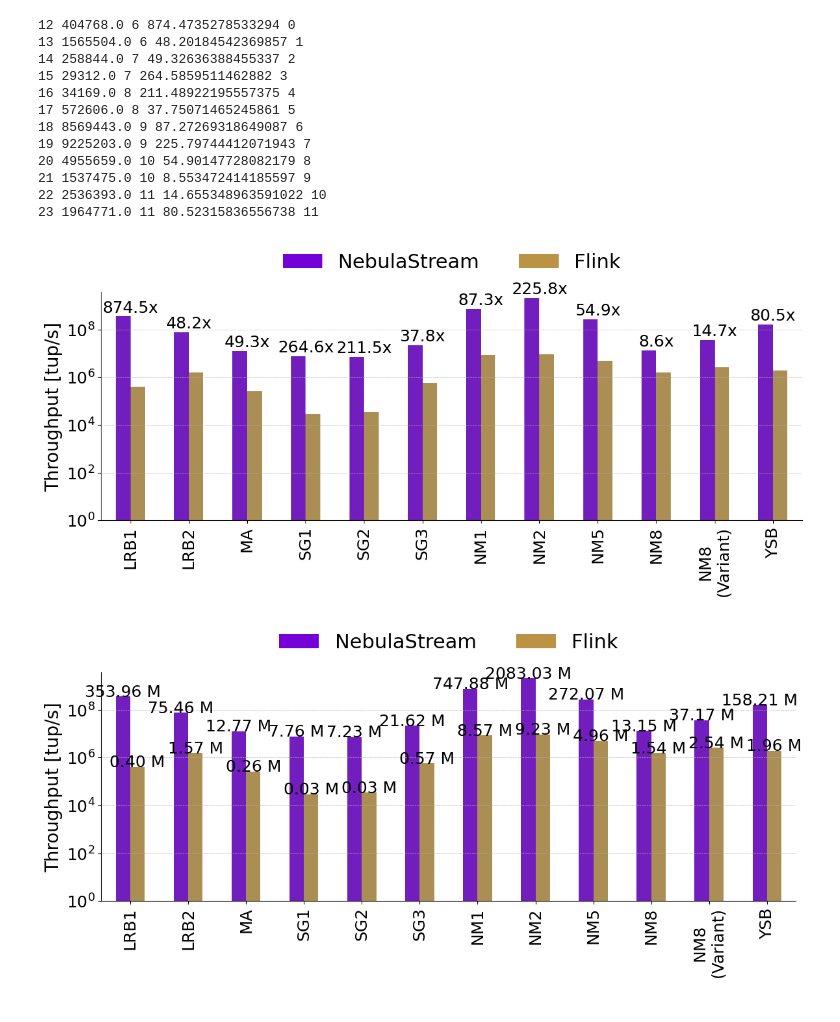
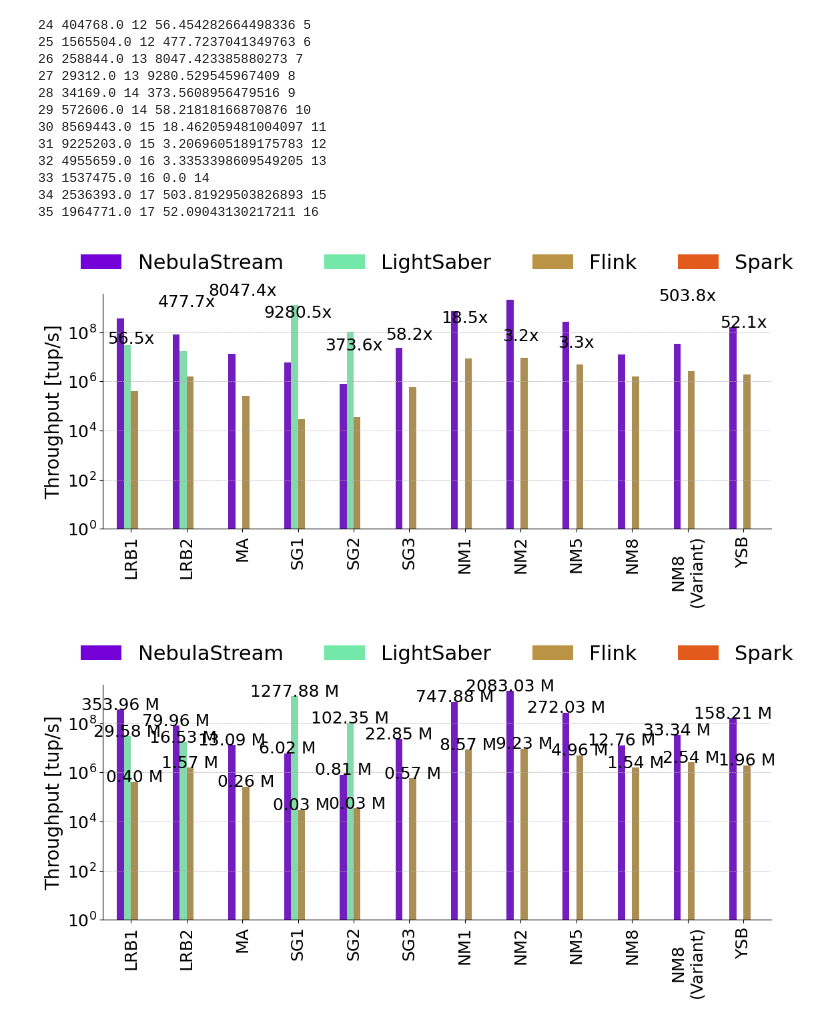
Before and after one commit to keyseven123/engine-statemanagement-paper, a Jupyter notebook: scripts/benchmarking/e2e/plots/SystemComparisonPlots.ipynb, the cells around one changed output. Saved outputs shown, nothing was run; the diff lists cells and outputs as text; code cells hidden in the pictures.

Commit message:
feat(Spark / Lightsaber): Added lightsaber from SZ and Spark experiments

```diff
--- a/scripts/benchmarking/e2e/plots/SystemComparisonPlots.ipynb
+++ b/scripts/benchmarking/e2e/plots/SystemComparisonPlots.ipynb
@@ -55,15 +187,14 @@ df_concatenated
 noThreads = 24
 cacheType = "SECOND_CHANCE"
 df_filtered = df_concatenated[df_concatenated['parallelism'] == noThreads]
-df_filtered = df_filtered[(df_filtered['system'] == 'Flink') | ((df_filtered['system'] == 'NebulaStream') & (df_filtered['sliceCacheType'] == cacheType))]
-hue_order = ['NebulaStream', 'Flink']
+df_filtered = df_filtered[(df_filtered['system'] == 'LightSaber') | (df_filtered['system'] == 'Flink') | ((df_filtered['system'] == 'NebulaStream') & (df_filtered['sliceCacheType'] == cacheType))]
 #x_order = ["CM1", "CM2", "LRB1", "LRB2", "MA", "SG1", "SG2", "SG3", "NM1", "NM2", "NM5", "NM8\n(Variant)", "NM8", "YSB1k", "YSB10k"]
 x_order = ["LRB1", "LRB2", "MA", "SG1", "SG2", "SG3", "NM1", "NM2", "NM5", "NM8", "NM8\n(Variant)", "YSB"]
 
 #df_filtered = df_concatenated
 # Create and save the bar plot
 plt.figure(figsize=(12, 6))
-ax = sns.barplot(data=df_filtered, x='query_name', y='tuplesPerSecond', hue='system', palette=custom_palette, hue_order=hue_order, order=x_order, dodge=0.2, width=0.5)
+ax = sns.barplot(data=df_filtered, x='query_name', y='tuplesPerSecond_e2e', hue='system', palette=custom_palette, hue_order=hue_order, order=x_order, dodge=0.2, width=0.5)
 #plt.title(f'Tuples per Second for numberOfWorkerThreads == {noThreads}')
 plt.xticks(rotation=90, fontsize=18)
 plt.xlabel("")
@@ -94,10 +225,10 @@ for pid, p in enumerate(ax.patches):
 plt.legend(title='', handles=legend_handles, fontsize=22, title_fontsize=22, labels=hue_order,
     loc='upper center',
     bbox_to_anchor=(0.5, 1.25),
-    ncol=2,
+    ncol=4,
     frameon=False)
 plt.tight_layout()
-plt.savefig(os.path.join(output_dir, 'system_comparison.pdf'))
+plt.savefig(os.path.join(output_dir, 'system_comparison_abs.pdf'))
 plt.show()
 plt.close()
 
@@ -105,47 +236,47 @@ plt.close()
 #df_filtered = df_concatenated
 # Create and save the bar plot
 plt.figure(figsize=(12, 6))
-ax = sns.barplot(data=df_filtered, x='query_name', y='tuplesPerSecond', hue='system', palette=custom_palette, hue_order=hue_order, order=x_order, dodge=0.2, width=0.5)
+ax = sns.barplot(data=df_filtered, x='query_name', y='tuplesPerSecond_e2e', hue='system', palette=custom_palette, hue_order=hue_order, order=x_order, dodge=0.2, width=0.5)
 #plt.title(f'Tuples per Second for numberOfWorkerThreads == {noThreads}')
 plt.xticks(rotation=90, fontsize=18)
 plt.xlabel("")
 plt.ylabel("Throughput [tup/s]", fontsize=20)
 plt.yticks(fontsize=18)
 plt.yscale('log')
 plt.ylim(1)
 plt.grid(True, which='major', axis='y', linestyle='--', linewidth=0.5)
 
 # Remove top and right spines
 ax.spines['top'].set_visible(False)
 ax.spines['right'].set_visible(False)
 
 # Annotate the bars with values in millions per second
 for p in ax.patches:
     ax.annotate(f'{p.get_height() / 1e6:.2f} M',
                 (p.get_x() + p.get_width() / 2., p.get_height()),
                 ha='center', va='center', xytext=(0, 5), fontsize = 18,
                 textcoords='offset points')
 
 plt.legend(title='', handles=legend_handles, fontsize=22, title_fontsize=22, labels=hue_order,
     loc='upper center',
     bbox_to_anchor=(0.5, 1.25),
-    ncol=2,
+    ncol=4,
     frameon=False)
 plt.tight_layout()
 plt.show()
 plt.close()
 # %% [output]
-12 404768.0 6 874.4735278533294 0
-13 1565504.0 6 48.20184542369857 1
-14 258844.0 7 49.32636388455337 2
-15 29312.0 7 264.5859511462882 3
-16 34169.0 8 211.48922195557375 4
-17 572606.0 8 37.75071465245861 5
-18 8569443.0 9 87.27269318649087 6
-19 9225203.0 9 225.79744412071943 7
-20 4955659.0 10 54.90147728082179 8
-21 1537475.0 10 8.553472414185597 9
-22 2536393.0 11 14.655348963591022 10
-23 1964771.0 11 80.52315836556738 11
+24 404768.0 12 56.454282664498336 5
+25 1565504.0 12 477.7237041349763 6
+26 258844.0 13 8047.423385880273 7
+27 29312.0 13 9280.529545967409 8
+28 34169.0 14 373.5608956479516 9
+29 572606.0 14 58.21818166870876 10
+30 8569443.0 15 18.462059481004097 11
+31 9225203.0 15 3.2069605189175783 12
+32 4955659.0 16 3.3353398609549205 13
+33 1537475.0 16 0.0 14
+34 2536393.0 17 503.81929503826893 15
+35 1964771.0 17 52.09043130217211 16
-[figure, old version]
+[figure, new version]
-[figure, old version]
+[figure, new version]
```
Also changed, not shown: parts of 7 cells of this notebook, 9 other files.
